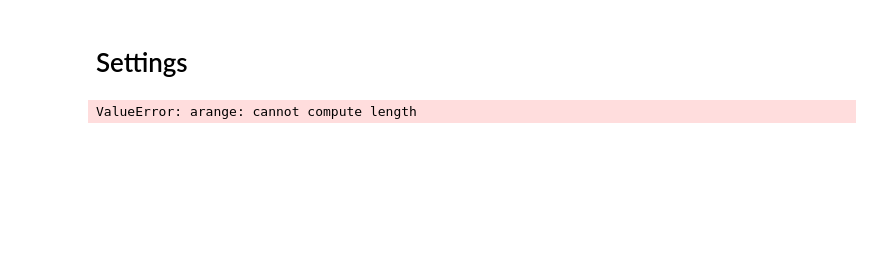
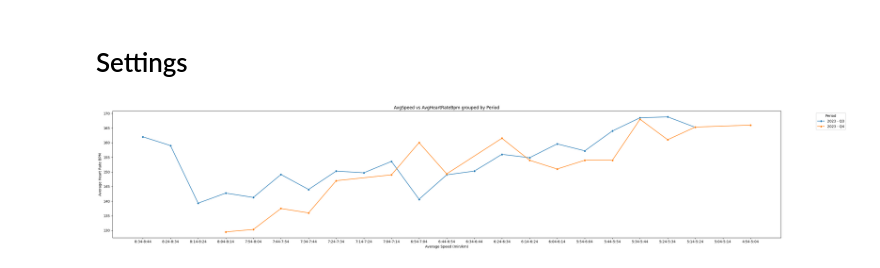
Before and after one commit to joergl87/RunningStuff, a Jupyter notebook: Auswertung.ipynb, the cells around one changed output. Drawn from its saved outputs; the diff is of its cells as text; code cells hidden in the pictures; blank space fills up the shorter version.

Commit message:
Added trimming for first and last laps with configuration of number

```diff
--- a/Auswertung.ipynb
+++ b/Auswertung.ipynb
@@ -3,6 +3,8 @@
 # %%
 Grouping = 'Monat' # Alternativ Quartal
 Sport = 'Running'
+MIN_LAP_TRIM = 2
+MAX_LAP_TRIM = 2
 # %%
 import pandas as pd
 import matplotlib.pyplot as plt
@@ -32,6 +34,13 @@ def map_date_to_quarter(date_str):
     # Return the formatted string
     return f"{date.year} - {quarter}"
 
+def remove_first_n_and_last_m(arr, n_first, m_last):
+    if len(arr) >= n_first + m_last:
+        arr = arr[n_first:-m_last]
+        return arr
+    else:
+        return []
+
 
 namespaces = {
     'default': "http://www.garmin.com/xmlschemas/TrainingCenterDatabase/v2",
@@ -46,7 +55,9 @@ with open('merged.tcx', 'rb') as file:
 data = []
 for activity in root.findall(".//default:Activity", namespaces=namespaces):
     if activity.get('Sport') == Sport:
-        for lap in activity.findall(".//default:Lap", namespaces=namespaces):
+        laps = activity.findall(".//default:Lap", namespaces=namespaces)
+        laps = remove_first_n_and_last_m(laps, MIN_LAP_TRIM, MAX_LAP_TRIM)
+        for lap in laps:
             distance = float(lap.find("default:DistanceMeters", namespaces=namespaces).text)
             if distance >= 500:
                 avg_heart_rate = int(lap.find(".//default:AverageHeartRateBpm/default:Value", namespaces=namespaces).text)
@@ -63,34 +74,31 @@ for activity in root.findall(".//default:Activity", namespaces=namespaces):
 # Convert data to DataFrame
 df = pd.DataFrame(data, columns=["Period", "AvgSpeed", "AvgHeartRateBpm"])
 df['AvgSpeed'] = (1/df['AvgSpeed']) * (1000/60)
 bin_width = 10/60  # 5 seconds expressed in minutes
 bin_edges = list(np.arange(df['AvgSpeed'].min(), df['AvgSpeed'].max() + bin_width, bin_width))
 
 # Define bin labels: "0-0:05", "0:05-0:10", ... for indicating speed ranges
 bin_labels = [f"{int(i)}:{int((i*60)%60):02d}-{int(i+bin_width)}:{int(((i+bin_width)*60)%60):02d}" for i in bin_edges[:-1]]
 
 # Create a new column 'SpeedGroup' to categorize avg speed into bins
 df['SpeedGroup'] = pd.cut(df['AvgSpeed'], bins=bin_edges, labels=bin_labels, right=False)
 
 # Group by the new 'SpeedGroup' and Month, and calculate the mean of the heart rate for each group
 grouped_df = df.groupby(['SpeedGroup', 'Period']).agg(AvgHeartRateBpm=('AvgHeartRateBpm', 'mean')).reset_index()
 
-# Grouping by Month and AvgSpeed and calculating the mean of AvgHeartRateBpm
-# grouped_df = df.groupby(["Month", "AvgSpeed"]).mean().reset_index()
-
 # Plotting
 plt.figure(figsize=(30,6))
 sns.lineplot(data=grouped_df, x='SpeedGroup', y='AvgHeartRateBpm', hue='Period', marker="o")
 
 plt.title('AvgSpeed vs AvgHeartRateBpm grouped by Period')
 plt.xlabel('Average Speed (min/km)')
 plt.ylabel('Average Heart Rate BPM')
 plt.legend(title='Period', bbox_to_anchor=(1.05, 1), loc='upper left')
 
 # Optional: Invert x-axis if you prefer lower speeds on the right
 plt.gca().invert_xaxis()
 
 plt.tight_layout()
 plt.show()
 # %% [output]
-ValueError: arange: cannot compute length
+[figure, added]
```
